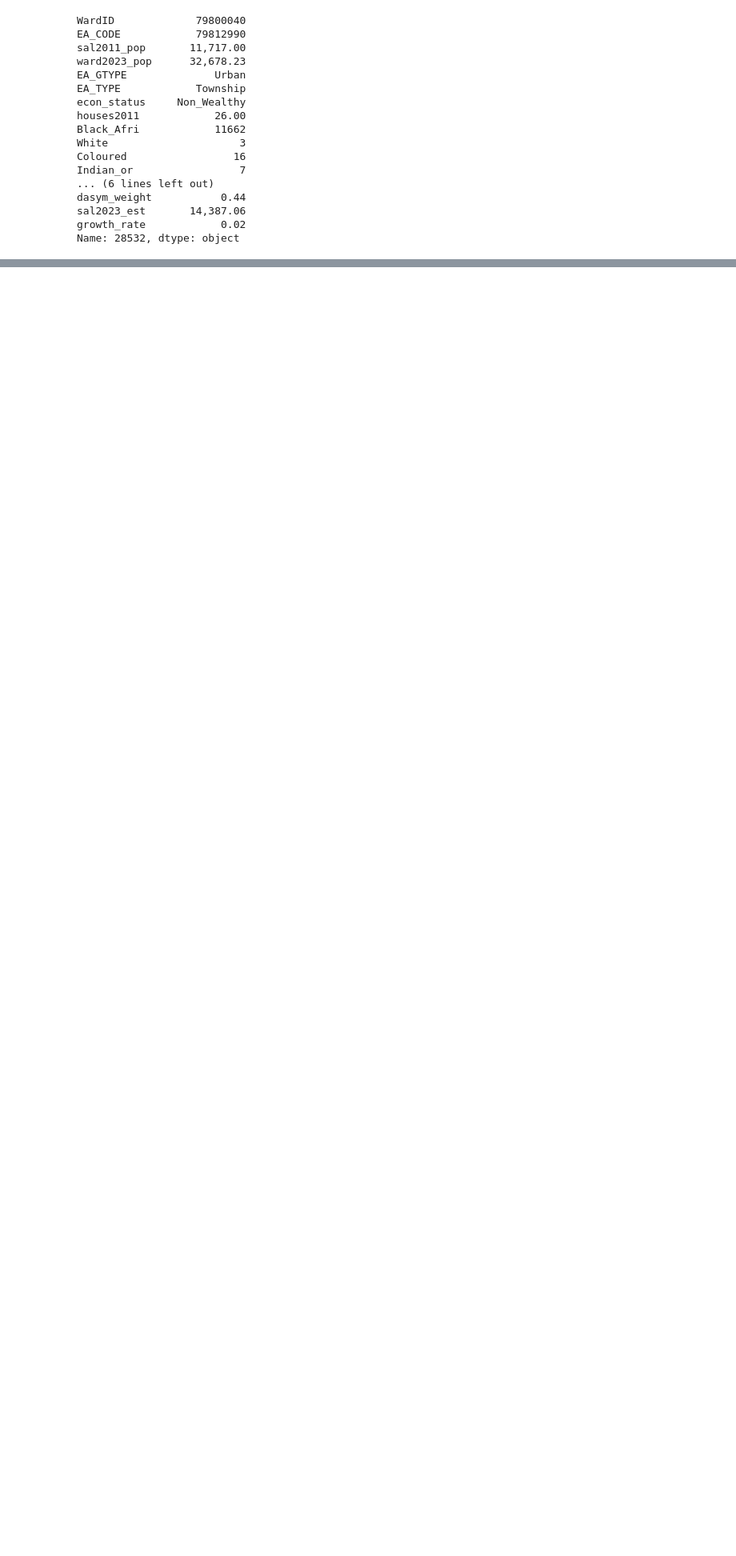
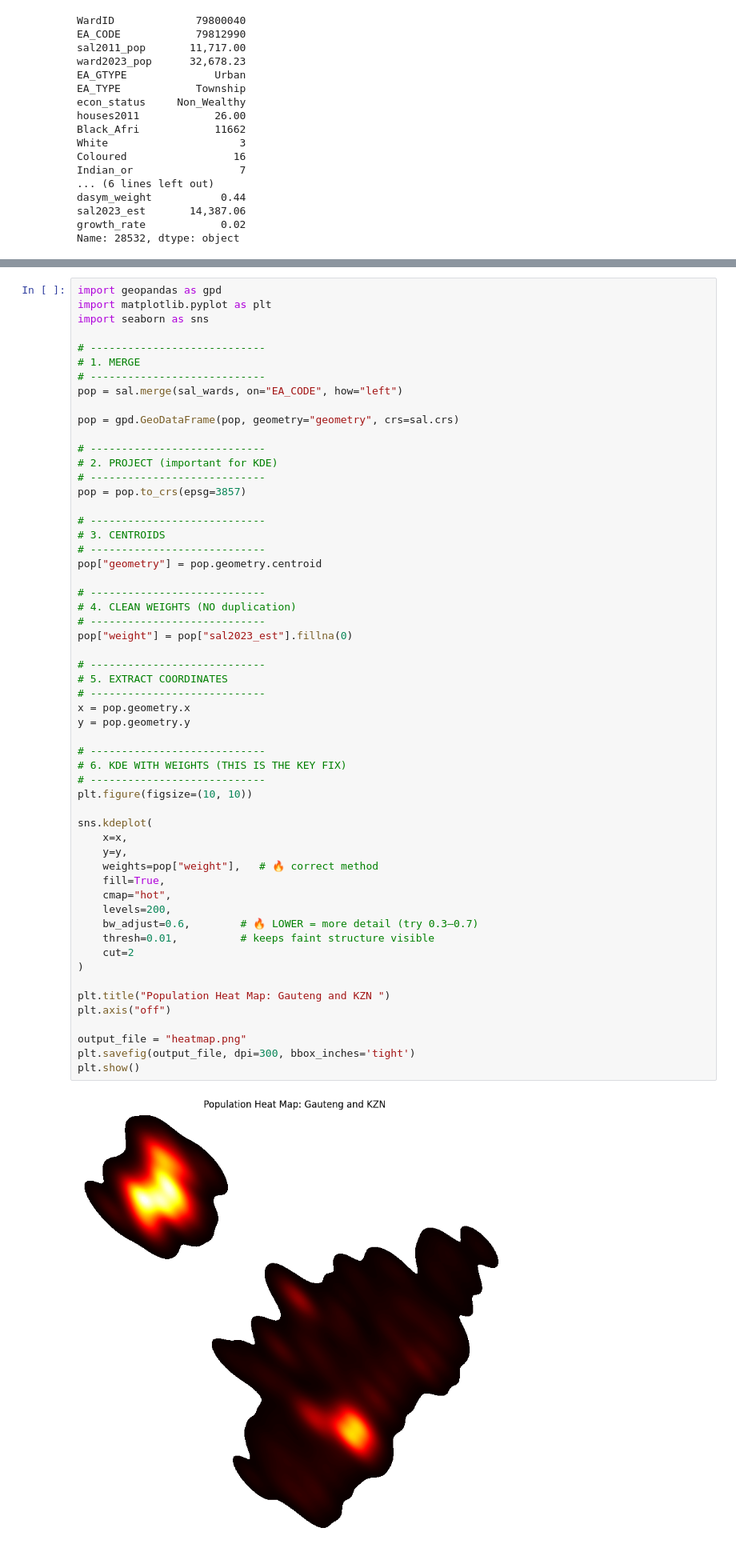
Before and after one commit to tess-vu/south-africa-healthcare, a Jupyter notebook: newpred.ipynb, the cells around one changed output, grey strips where cells are left out. Shown at 80% size. Saved outputs shown, nothing was run; the diff lists cells and outputs as text; blank space fills up the shorter version.

```diff
--- a/newpred.ipynb
+++ b/newpred.ipynb
@@ -640,0 +657,58 @@ Name: 28532, dtype: object
+# %%
+import geopandas as gpd
+import matplotlib.pyplot as plt
+import seaborn as sns
+
+# ----------------------------
+# 1. MERGE
+# ----------------------------
+pop = sal.merge(sal_wards, on="EA_CODE", how="left")
+
+pop = gpd.GeoDataFrame(pop, geometry="geometry", crs=sal.crs)
+
+# ----------------------------
+# 2. PROJECT (important for KDE)
+# ----------------------------
+pop = pop.to_crs(epsg=3857)
+
+# ----------------------------
+# 3. CENTROIDS
+# ----------------------------
+pop["geometry"] = pop.geometry.centroid
+
+# ----------------------------
+# 4. CLEAN WEIGHTS (NO duplication)
+# ----------------------------
+pop["weight"] = pop["sal2023_est"].fillna(0)
+
+# ----------------------------
+# 5. EXTRACT COORDINATES
+# ----------------------------
+x = pop.geometry.x
+y = pop.geometry.y
+
+# ----------------------------
+# 6. KDE WITH WEIGHTS (THIS IS THE KEY FIX)
+# ----------------------------
+plt.figure(figsize=(10, 10))
+
+sns.kdeplot(
+    x=x,
+    y=y,
+    weights=pop["weight"],   # 🔥 correct method
+    fill=True,
+    cmap="hot",
+    levels=200,
+    bw_adjust=0.6,        # 🔥 LOWER = more detail (try 0.3–0.7)
+    thresh=0.01,          # keeps faint structure visible
+    cut=2
+)
+
+plt.title("Population Heat Map: Gauteng and KZN ")
+plt.axis("off")
+
+output_file = "heatmap.png"
+plt.savefig(output_file, dpi=300, bbox_inches='tight')
+plt.show()
+# %% [output]
+[figure, added]
```
Also changed, not shown: parts of 2 cells of this notebook, 1 other file.
